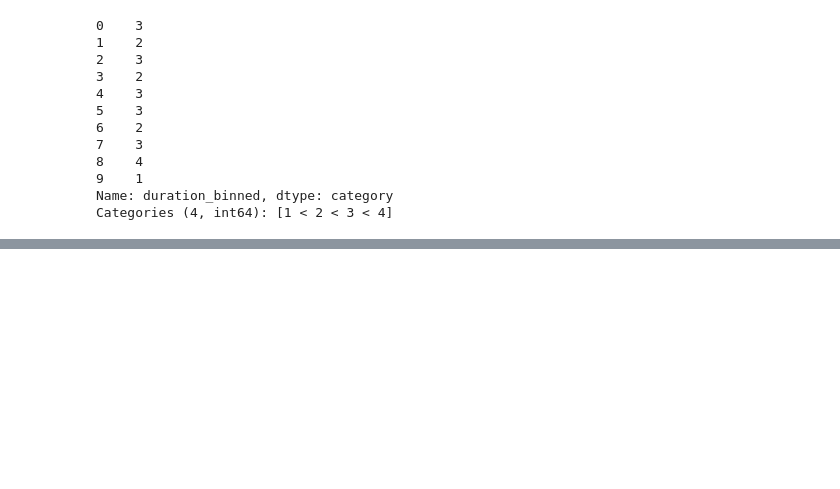
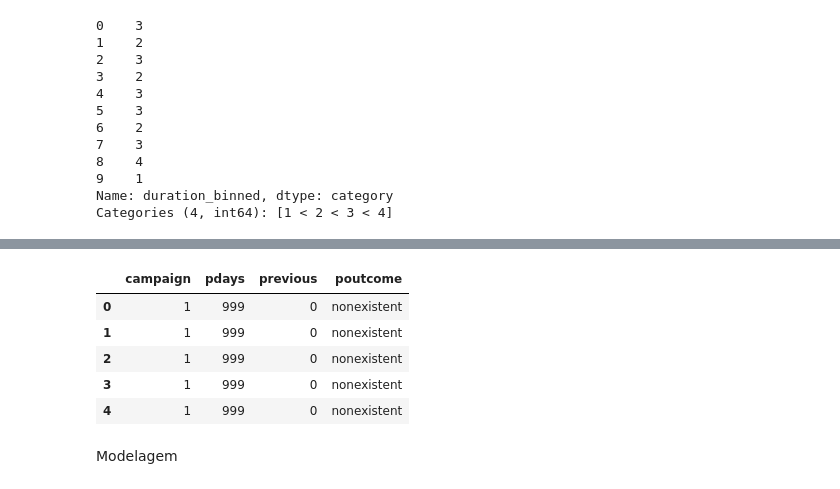
Before and after one commit to tvaditya/NeuroComp-INPE, a Jupyter notebook: BankMLPANN.ipynb, the cells around one changed output, grey strips where cells are left out. Saved outputs shown, nothing was run; the diff lists cells and outputs as text; code cells hidden in the pictures; blank space fills up the shorter version.

```diff
--- a/BankMLPANN.ipynb
+++ b/BankMLPANN.ipynb
@@ -408,0 +437,12 @@ bank_related_cat = onehotencoder.fit_transform(bank_related_cat).toarray()
+# %%
+bank_o_df = bank_df.loc[: , ['campaign', 'pdays','previous', 'poutcome']]
+bank_o_df.head()
+# %% [output]
+|  | campaign | pdays | previous | poutcome |
+| 0 | 1 | 999 | 0 | nonexistent |
+| 1 | 1 | 999 | 0 | nonexistent |
+| 2 | 1 | 999 | 0 | nonexistent |
+| 3 | 1 | 999 | 0 | nonexistent |
+| 4 | 1 | 999 | 0 | nonexistent |
+# %% [markdown]
+Modelagem
```
Also changed, not shown: parts of 7 cells of this notebook.
